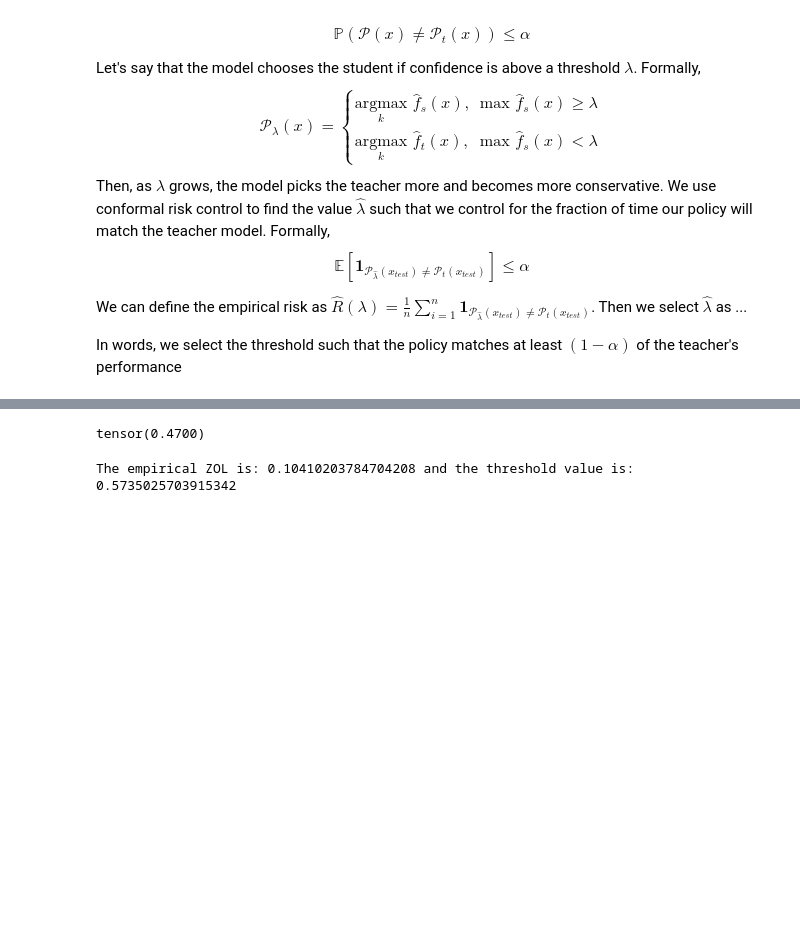
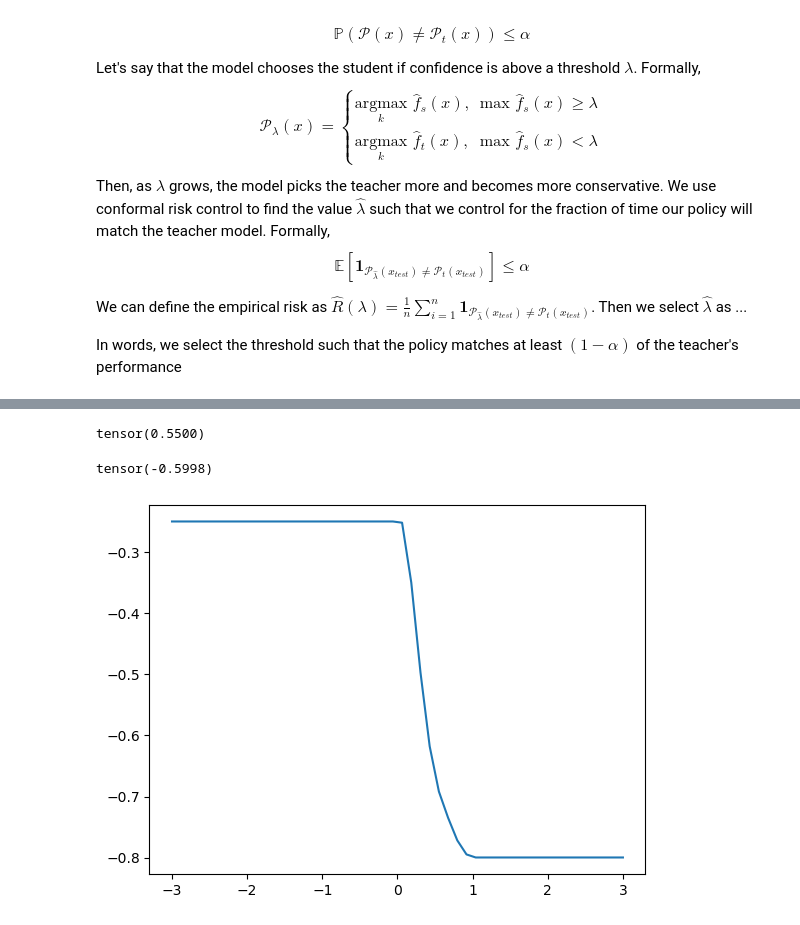
Before and after one commit to Geffen-Cooper/conformal, a Jupyter notebook: tutorial.ipynb, the cells around one changed output, grey strips where cells are left out. Cells and saved outputs as stored; diff of their text form; code cells hidden in the pictures; blank space fills up the shorter version.

Commit message:
student teacher conformal plots

```diff
--- a/tutorial.ipynb
+++ b/tutorial.ipynb
@@ -174,5 +178,5 @@ teacher_val_preds = teacher_decs[val_idxs]
 # %%
-t = 0.1
-(((student_cal_scores >= t)*student_cal_preds + (student_cal_scores < t)*teacher_cal_preds) == teacher_cal_preds).float().mean()
+l = 0
+(((student_cal_scores >= l)*student_cal_preds + (student_cal_scores < l)*teacher_cal_preds) != teacher_cal_preds).float().mean()
 # %% [output]
-tensor(0.4700)
+tensor(0.5500)
@@ -190,6 +183,11 @@ def lamhat_threshold(lam):
-# %%
-lamhat = brentq(lamhat_threshold, 0, 1)
-p_set = (student_val_scores >= lamhat)*student_val_preds + (student_val_scores < lamhat)*teacher_val_preds
-print(f"The empirical ZOL is: {zo_loss(p_set, teacher_val_preds)} and the threshold value is: {lamhat}")
-# %% [output]
-The empirical ZOL is: 0.10410203784704208 and the threshold value is: 0.5735025703915342
+# %%
+import matplotlib.pyplot as plt
+import numpy as np
+y = []
+for a in np.linspace(-3,3,50):
+    y.append(lamhat_threshold(a))
+plt.plot(np.linspace(-3,3,50),y)
+print(lamhat_threshold(0.409))
+# %% [output]
+tensor(-0.5998)
+[figure, added]
```
Also changed, not shown: parts of 6 cells of this notebook.
